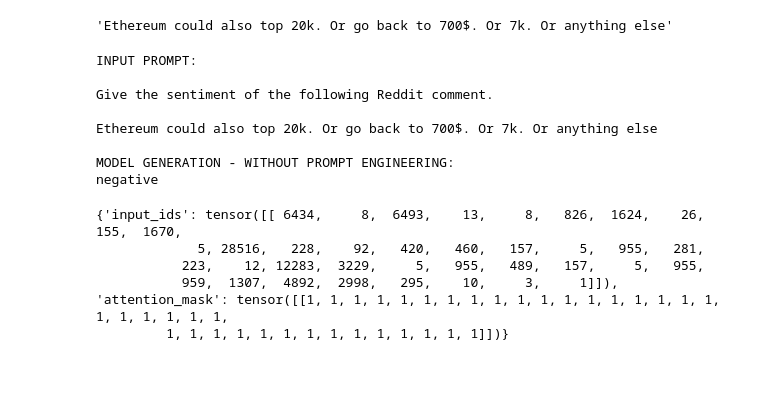
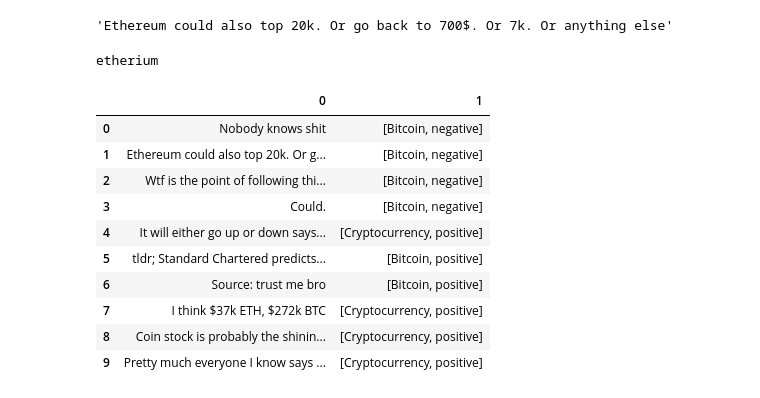
Before and after one commit to olga-khab/CCLLM, a Jupyter notebook: reddit-api.ipynb, the cells around one changed output. Drawn from its saved outputs; the diff is of its cells as text; code cells hidden in the pictures; blank space fills up the shorter version.

Commit message:
zero shot

```diff
--- a/reddit-api.ipynb
+++ b/reddit-api.ipynb
@@ -143,5 +143,8 @@ from transformers import AutoModelForSeq2SeqLM
 from transformers import AutoTokenizer
 from transformers import GenerationConfig
 # %%
+
 model_name='google/flan-t5-base'
-model = AutoModelForSeq2SeqLM.from_pretrained(model_name)
+xl_model_name = 'google/flan-t5-xl'
+#model = AutoModelForSeq2SeqLM.from_pretrained(model_name)
+xl_model = AutoModelForSeq2SeqLM.from_pretrained(xl_model_name)
@@ -157,41 +166,57 @@ Classify the sentiment associated with this Cryptocurrency into positive, negati
 
 Comment: {}'''
 # %%
-comment_list = comments_df["Comment"]
+comment_list = comments_df["Comment"][:10]
 example = comment_list[2]
 example
 # %% [output]
 'Ethereum could also top 20k. Or go back to 700$. Or 7k. Or anything else'
 # %%
-prompt = f"""
-Give the sentiment of the following Reddit comment.
+processed_comments_zero_shot = []
+for example in comment_list:
+    prompt = f"""
+    Give the Cryptocurrency that this Reddit comment mentions and the sentiment associated with this Cryptocurrency. Output should be in the format [Cryptocurrency, sentiment], e.g. [Bitcoin, negative].
+    If the comment mentions multiple Cryptocurrencies, only extract the one that is the main focus of the comment.
 
-{example}
-"""
-inputs = tokenizer(prompt, return_tensors='pt')
-output = tokenizer.decode(
-    model.generate(
-        inputs['input_ids'],
-        )[0],
-        skip_special_tokens=True
-)
+    Example:
+    Comment: "I hate Bitcoin, the age of Bitcoin is over"
+    Output: [Bitcoin, negative]
 
-print(f'INPUT PROMPT:\n{prompt}')
-print(f'MODEL GENERATION - WITHOUT PROMPT ENGINEERING:\n{output}\n')
+    Comment:
+    {example}
+    Output:
+    """
+    inputs = tokenizer(prompt, return_tensors='pt')
+    output = tokenizer.decode(
+        model.generate(
+            inputs['input_ids'],
+            )[0],
+            skip_special_tokens=True
+    )
+    processed_comments_zero_shot.append([example, output])
-# %% [output]
-INPUT PROMPT:
-
-Give the sentiment of the following Reddit comment.
-
-Ethereum could also top 20k. Or go back to 700$. Or 7k. Or anything else
-
-MODEL GENERATION - WITHOUT PROMPT ENGINEERING:
-negative
+# %%
+prompt = """What is Etherium?"""
+inputs = tokenizer(prompt, return_tensors='pt')
+output = tokenizer.decode(
+    model.generate(
+        inputs['input_ids'],
+        )[0],
+        skip_special_tokens=True
+)
+print(output)
+# %% [output]
+etherium
 # %%
-inputs
+pd.DataFrame(processed_comments_zero_shot)
 # %% [output]
-{'input_ids': tensor([[ 6434,     8,  6493,    13,     8,   826,  1624,    26,   155,  1670,
-             5, 28516,   228,    92,   420,   460,   157,     5,   955,   281,
-           223,    12, 12283,  3229,     5,   955,   489,   157,     5,   955,
-           959,  1307,  4892,  2998,   295,    10,     3,     1]]), 'attention_mask': tensor([[1, 1, 1, 1, 1, 1, 1, 1, 1, 1, 1, 1, 1, 1, 1, 1, 1, 1, 1, 1, 1, 1, 1, 1,
-         1, 1, 1, 1, 1, 1, 1, 1, 1, 1, 1, 1, 1, 1]])}
+|  | 0 | 1 |
+| 0 | Nobody knows shit | [Bitcoin, negative] |
+| 1 | Ethereum could also top 20k. Or g... | [Bitcoin, negative] |
+| 2 | Wtf is the point of following thi... | [Bitcoin, negative] |
+| 3 | Could. | [Bitcoin, negative] |
+| 4 | It will either go up or down says... | [Cryptocurrency, positive] |
+| 5 | tldr; Standard Chartered predicts... | [Bitcoin, positive] |
+| 6 | Source: trust me bro | [Bitcoin, positive] |
+| 7 | I think $37k ETH, $272k BTC | [Cryptocurrency, positive] |
+| 8 | Coin stock is probably the shinin... | [Cryptocurrency, positive] |
+| 9 | Pretty much everyone I know says ... | [Cryptocurrency, positive] |
```
Also changed, not shown: parts of 2 cells of this notebook.
